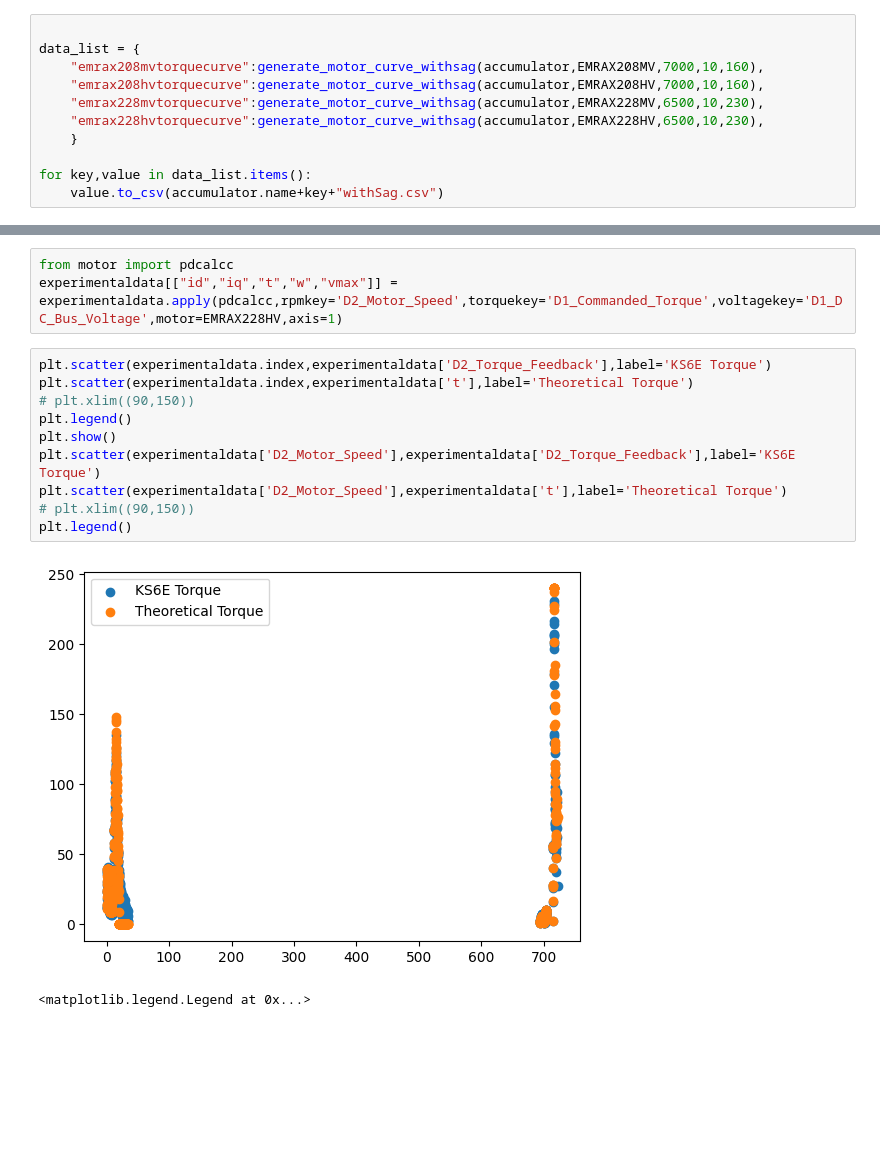
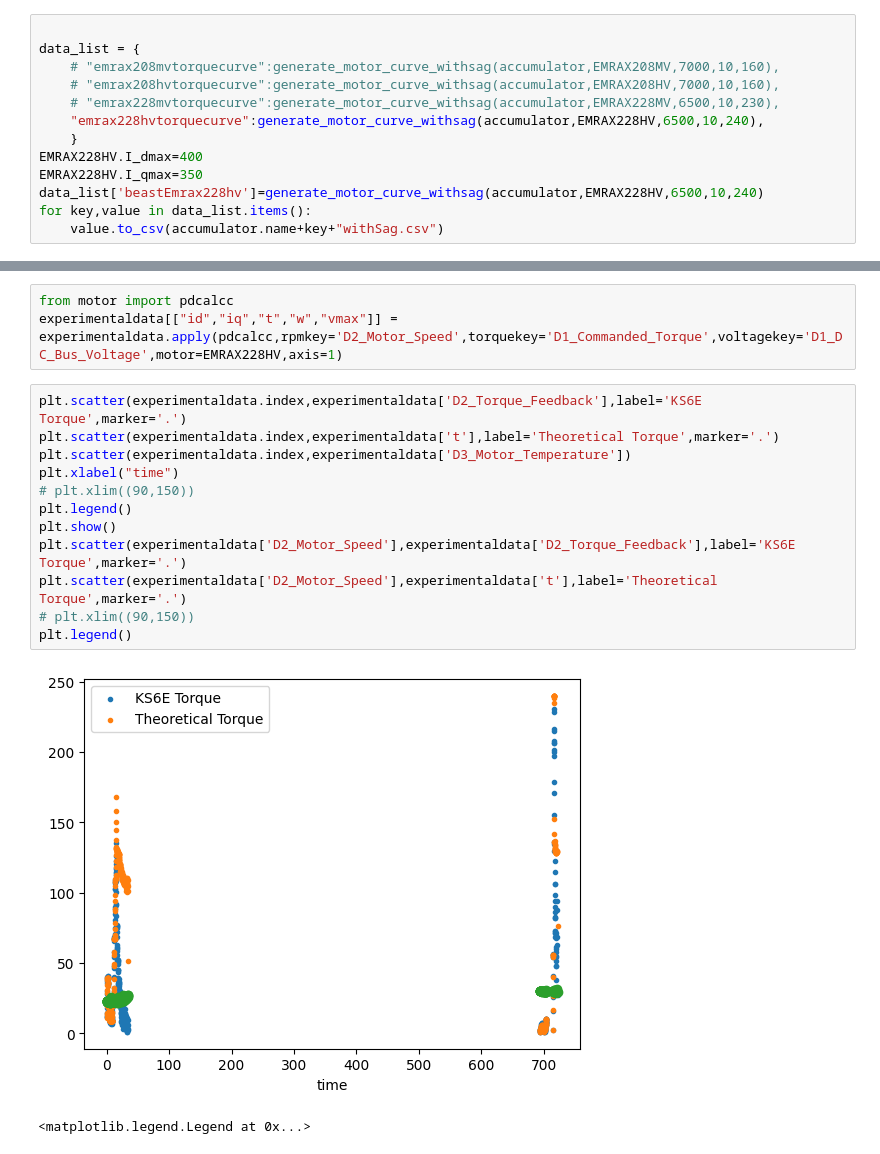
Before and after one commit to KSU-MS/python-data-analysis, a Jupyter notebook: motorandbatterysim.ipynb, the cells around one changed output, grey strips where cells are left out. Cells and saved outputs as stored; diff of their text form; blank space fills up the shorter version.

```diff
--- a/motorandbatterysim.ipynb
+++ b/motorandbatterysim.ipynb
@@ -256,12 +241,14 @@ accumulator=batt_models.energus300v
 # %%
 
 data_list = {
-    "emrax208mvtorquecurve":generate_motor_curve_withsag(accumulator,EMRAX208MV,7000,10,160),
-    "emrax208hvtorquecurve":generate_motor_curve_withsag(accumulator,EMRAX208HV,7000,10,160),
-    "emrax228mvtorquecurve":generate_motor_curve_withsag(accumulator,EMRAX228MV,6500,10,230),
-    "emrax228hvtorquecurve":generate_motor_curve_withsag(accumulator,EMRAX228HV,6500,10,230),
+    # "emrax208mvtorquecurve":generate_motor_curve_withsag(accumulator,EMRAX208MV,7000,10,160),
+    # "emrax208hvtorquecurve":generate_motor_curve_withsag(accumulator,EMRAX208HV,7000,10,160),
+    # "emrax228mvtorquecurve":generate_motor_curve_withsag(accumulator,EMRAX228MV,6500,10,230),
+    "emrax228hvtorquecurve":generate_motor_curve_withsag(accumulator,EMRAX228HV,6500,10,240),
     }
-
+EMRAX228HV.I_dmax=400
+EMRAX228HV.I_qmax=350
+data_list['beastEmrax228hv']=generate_motor_curve_withsag(accumulator,EMRAX228HV,6500,10,240)
 for key,value in data_list.items():
     value.to_csv(accumulator.name+key+"withSag.csv")
 # %% [output]
@@ -487,15 +490,17 @@ print(EMRAX228HV)
 from motor import pdcalcc
 experimentaldata[["id","iq","t","w","vmax"]] = experimentaldata.apply(pdcalcc,rpmkey='D2_Motor_Speed',torquekey='D1_Commanded_Torque',voltagekey='D1_DC_Bus_Voltage',motor=EMRAX228HV,axis=1)
 # %%
-plt.scatter(experimentaldata.index,experimentaldata['D2_Torque_Feedback'],label='KS6E Torque')
-plt.scatter(experimentaldata.index,experimentaldata['t'],label='Theoretical Torque')
+plt.scatter(experimentaldata.index,experimentaldata['D2_Torque_Feedback'],label='KS6E Torque',marker='.')
+plt.scatter(experimentaldata.index,experimentaldata['t'],label='Theoretical Torque',marker='.')
+plt.scatter(experimentaldata.index,experimentaldata['D3_Motor_Temperature'])
+plt.xlabel("time")
 # plt.xlim((90,150))
 plt.legend()
 plt.show()
-plt.scatter(experimentaldata['D2_Motor_Speed'],experimentaldata['D2_Torque_Feedback'],label='KS6E Torque')
-plt.scatter(experimentaldata['D2_Motor_Speed'],experimentaldata['t'],label='Theoretical Torque')
+plt.scatter(experimentaldata['D2_Motor_Speed'],experimentaldata['D2_Torque_Feedback'],label='KS6E Torque',marker='.')
+plt.scatter(experimentaldata['D2_Motor_Speed'],experimentaldata['t'],label='Theoretical Torque',marker='.')
 # plt.xlim((90,150))
 plt.legend()
 # %% [output]
-[figure, old version]
+[figure, new version]
 <matplotlib.legend.Legend at 0x...>
```
Also changed, not shown: parts of 13 cells of this notebook, 4 other files.
